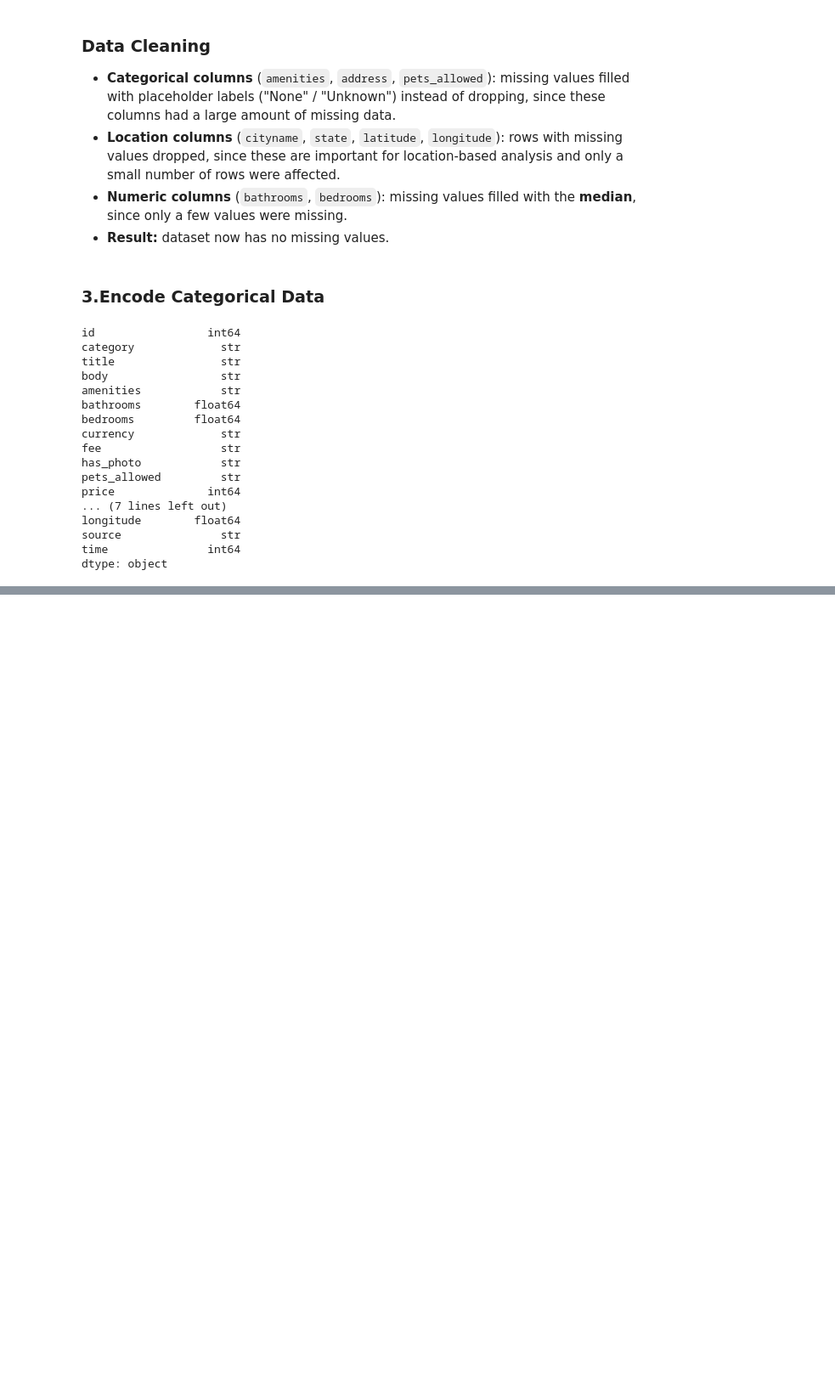
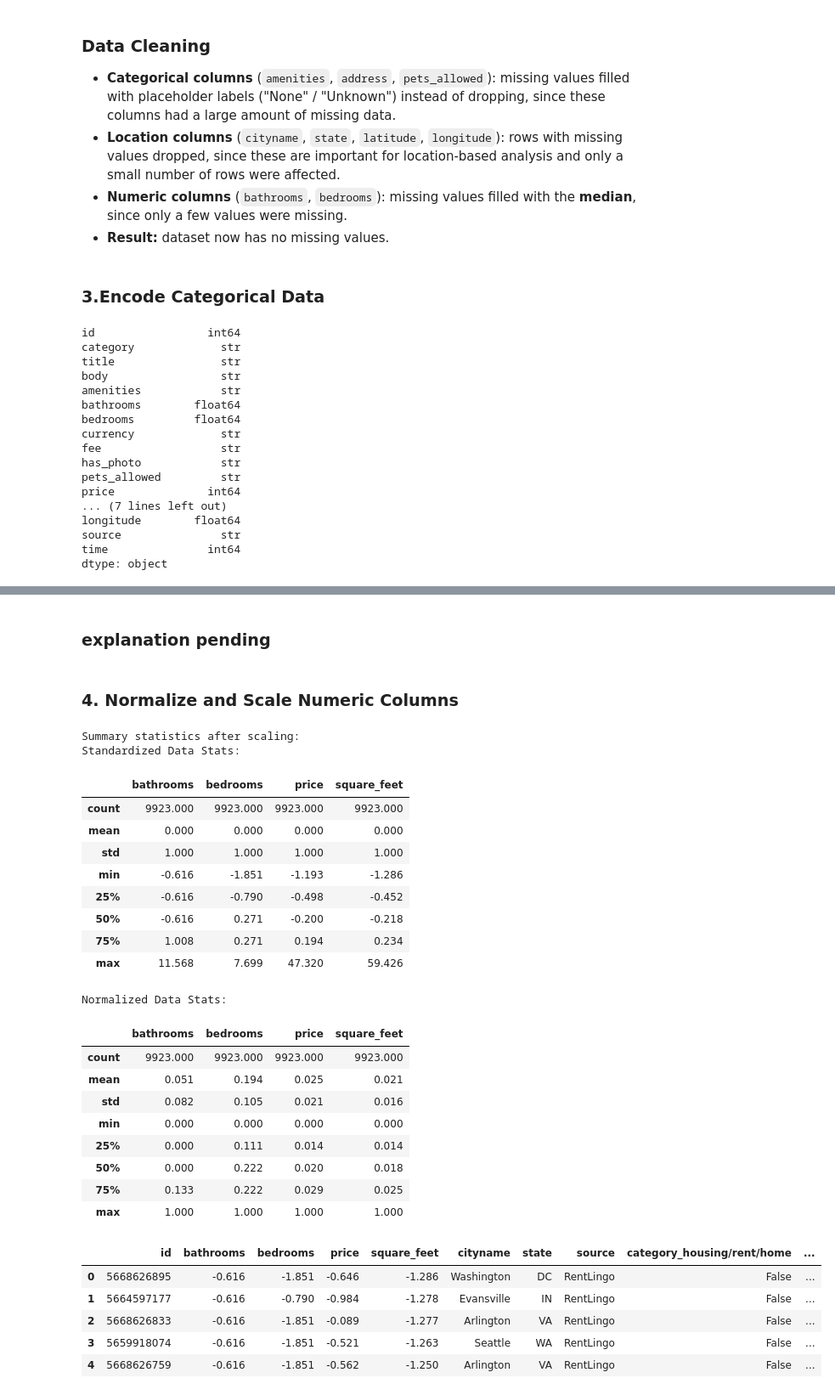
Before and after one commit to wasi-coder/Data_mining-on-a-rental-dataset, a Jupyter notebook: lab_report.ipynb, the cells around one changed output, grey strips where cells are left out. Shown at 85% size. Cells and saved outputs as stored; diff of their text form; code cells hidden in the pictures; blank space fills up the shorter version.

```diff
--- a/lab_report.ipynb
+++ b/lab_report.ipynb
@@ -102,0 +196,54 @@ dtype: object
+# %% [markdown]
+### explanation pending
+# %% [markdown]
+### 4. Normalize and Scale Numeric Columns
+# %%
+num_cols = ['bathrooms', 'bedrooms', 'price', 'square_feet']
+
+scaler_std = StandardScaler()
+df_std = df.copy()
+df_std[num_cols] = scaler_std.fit_transform(df_std[num_cols])
+
+# Normalization: range [0, 1]
+
+scaler_minmax = MinMaxScaler()
+df_norm = df.copy()
+df_norm[num_cols] = scaler_minmax.fit_transform(df_norm[num_cols])
+
+print("Summary statistics after scaling:")
+print("Standardized Data Stats:")
+
+display(df_std[num_cols].describe().round(3))
+
+print("\nNormalized Data Stats:")
+display(df_norm[num_cols].describe().round(3))
+
+display(df.head().round(3))
+# %% [output]
+Summary statistics after scaling:
+Standardized Data Stats:
+|  | bathrooms | bedrooms | price | square_feet |
+| count | 9923.000 | 9923.000 | 9923.000 | 9923.000 |
+| mean | 0.000 | 0.000 | 0.000 | 0.000 |
+| std | 1.000 | 1.000 | 1.000 | 1.000 |
+| min | -0.616 | -1.851 | -1.193 | -1.286 |
+| 25% | -0.616 | -0.790 | -0.498 | -0.452 |
+| 50% | -0.616 | 0.271 | -0.200 | -0.218 |
+| 75% | 1.008 | 0.271 | 0.194 | 0.234 |
+| max | 11.568 | 7.699 | 47.320 | 59.426 |
+Normalized Data Stats:
+|  | bathrooms | bedrooms | price | square_feet |
+| count | 9923.000 | 9923.000 | 9923.000 | 9923.000 |
+| mean | 0.051 | 0.194 | 0.025 | 0.021 |
+| std | 0.082 | 0.105 | 0.021 | 0.016 |
+| min | 0.000 | 0.000 | 0.000 | 0.000 |
+| 25% | 0.000 | 0.111 | 0.014 | 0.014 |
+| 50% | 0.000 | 0.222 | 0.020 | 0.018 |
+| 75% | 0.133 | 0.222 | 0.029 | 0.025 |
+| max | 1.000 | 1.000 | 1.000 | 1.000 |
+|  | id | bathrooms | bedrooms | price | square_feet | cityname | state | source | category_housing/rent/home | ... |
+| 0 | 5668626895 | -0.616 | -1.851 | -0.646 | -1.286 | Washington | DC | RentLingo | False | ... |
+| 1 | 5664597177 | -0.616 | -0.790 | -0.984 | -1.278 | Evansville | IN | RentLingo | False | ... |
+| 2 | 5668626833 | -0.616 | -1.851 | -0.089 | -1.277 | Arlington | VA | RentLingo | False | ... |
+| 3 | 5659918074 | -0.616 | -1.851 | -0.521 | -1.263 | Seattle | WA | RentLingo | False | ... |
+| 4 | 5668626759 | -0.616 | -1.851 | -0.562 | -1.250 | Arlington | VA | RentLingo | False | ... |
```
Also changed, not shown: parts of 11 cells of this notebook.
